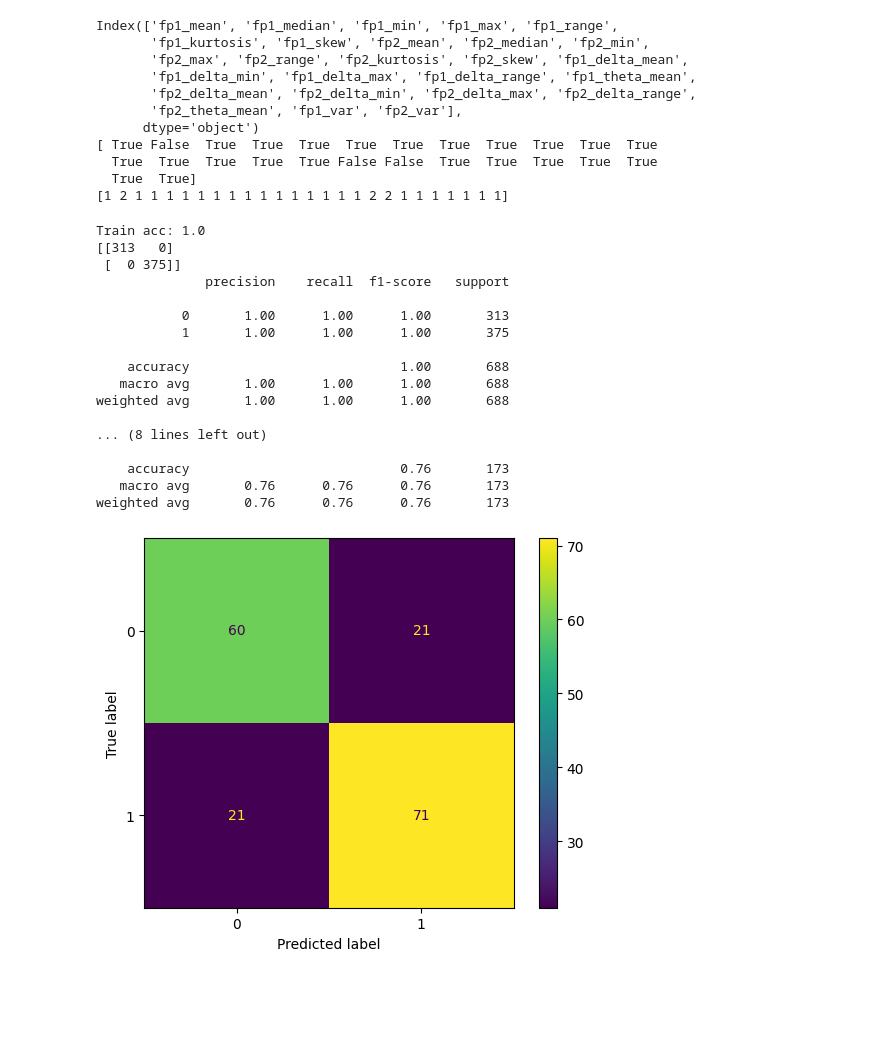
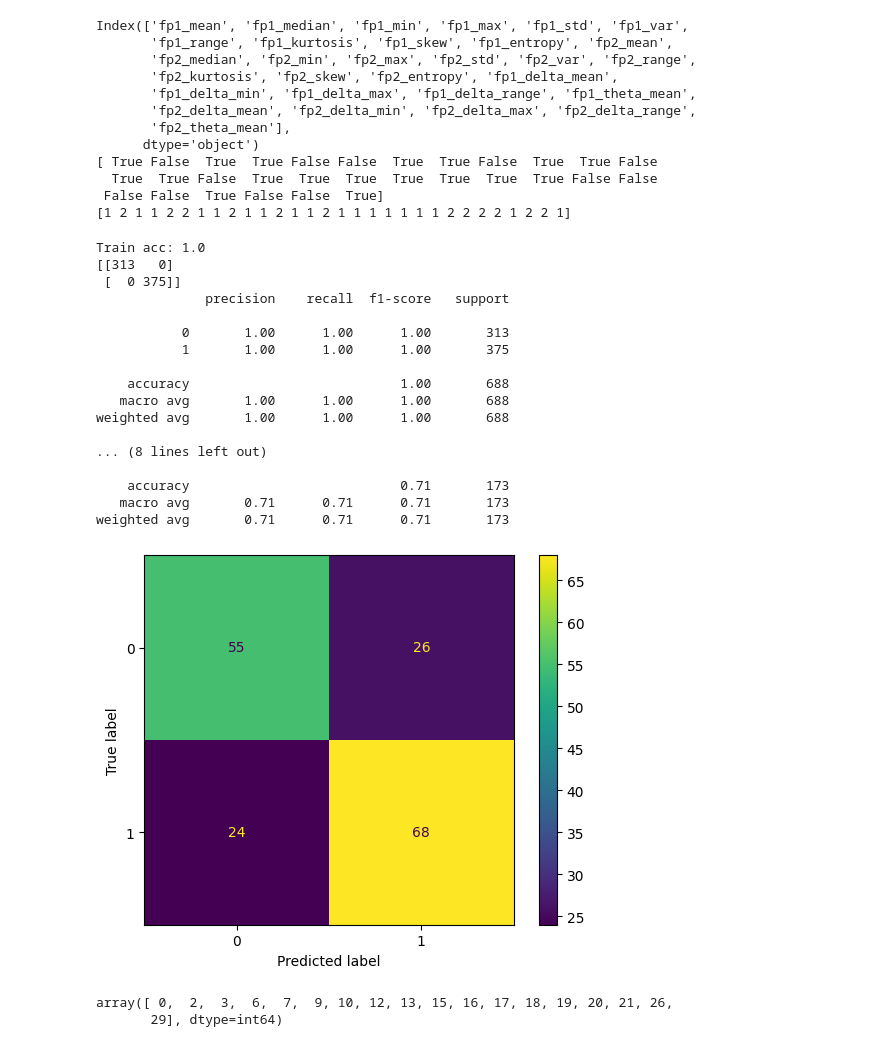
Before and after one commit to edwinsanjaya/bci-finalproject, a Jupyter notebook: sandbox/test-blink-dataset/matlab-to-pickle.ipynb, the cells around one changed output. Drawn from its saved outputs; the diff is of its cells as text; code cells hidden in the pictures; blank space fills up the shorter version.

```diff
--- a/sandbox/test-blink-dataset/matlab-to-pickle.ipynb
+++ b/sandbox/test-blink-dataset/matlab-to-pickle.ipynb
@@ -18,18 +18,22 @@ feature_names = [
     'fp1_median',
     'fp1_min',
     'fp1_max',
+    'fp1_std',
+    'fp1_var',
     'fp1_range',
     'fp1_kurtosis',
     'fp1_skew',
-    # 'fp1_entropy',
+    'fp1_entropy',
     'fp2_mean',
     'fp2_median',
     'fp2_min',
     'fp2_max',
+    'fp2_std',
+    'fp2_var',
     'fp2_range',
     'fp2_kurtosis',
     'fp2_skew',
-    # 'fp2_entropy',
+    'fp2_entropy',
 
 
     'fp1_delta_mean',
@@ -129,20 +133,22 @@ for blink_type in blink_types:
             'fp1_median': np.median(fp1),
             'fp1_min': np.min(fp1),
             'fp1_max': np.max(fp1),
+            'fp1_std': np.std(fp1),
             'fp1_var': np.var(fp1),
             'fp1_range': np.max(fp1)- np.min(fp1),
             'fp1_kurtosis': kurtosis(fp1),
             'fp1_skew': skew(fp1),
-            # 'fp1_entropy': entropy(hist_fp1),
+            'fp1_entropy': entropy(hist_fp1),
             'fp2_mean': np.mean(fp2),
             'fp2_median': np.median(fp2),
             'fp2_min': np.min(fp2),
             'fp2_max': np.max(fp2),
+            'fp2_std': np.std(fp2),
             'fp2_var': np.var(fp2),
             'fp2_range': np.max(fp2)- np.min(fp2),
             'fp2_kurtosis': kurtosis(fp2),
             'fp2_skew': skew(fp2),
-            # 'fp2_entropy': entropy(hist_fp2),
+            'fp2_entropy': entropy(hist_fp2),
 
             'fp1_delta_mean': fp1_delta_mean,
             'fp1_delta_min': fp1_delta_min,
@@ -293,34 +367,42 @@ weighted avg       0.74      0.74      0.74       173
 # %%
-rfe_columns = classification.RFE_analysis(train_x, train_y, RF, n_feature_to_select=0.9)
+rfe_model = RF
+
+rfe_columns = classification.RFE_analysis(train_x, train_y, rfe_model, n_feature_to_select=0.6)
 train_x_rfe = train_x[train_x.columns[rfe_columns]]
-RF = classification.model_training(train_x_rfe, train_y, RF)
+rfe_model = classification.model_training(train_x_rfe, train_y, rfe_model)
 # %% [output]
-Index(['fp1_mean', 'fp1_median', 'fp1_min', 'fp1_max', 'fp1_range',
-       'fp1_kurtosis', 'fp1_skew', 'fp2_mean', 'fp2_median', 'fp2_min',
-       'fp2_max', 'fp2_range', 'fp2_kurtosis', 'fp2_skew', 'fp1_delta_mean',
+Index(['fp1_mean', 'fp1_median', 'fp1_min', 'fp1_max', 'fp1_std', 'fp1_var',
+       'fp1_range', 'fp1_kurtosis', 'fp1_skew', 'fp1_entropy', 'fp2_mean',
+       'fp2_median', 'fp2_min', 'fp2_max', 'fp2_std', 'fp2_var', 'fp2_range',
+       'fp2_kurtosis', 'fp2_skew', 'fp2_entropy', 'fp1_delta_mean',
        'fp1_delta_min', 'fp1_delta_max', 'fp1_delta_range', 'fp1_theta_mean',
        'fp2_delta_mean', 'fp2_delta_min', 'fp2_delta_max', 'fp2_delta_range',
-       'fp2_theta_mean', 'fp1_var', 'fp2_var'],
+       'fp2_theta_mean'],
       dtype='object')
-[ True False  True  True  True  True  True  True  True  True  True  True
-  True  True  True  True  True False False  True  True  True  True  True
-  True  True]
-[1 2 1 1 1 1 1 1 1 1 1 1 1 1 1 1 1 2 2 1 1 1 1 1 1 1]
+[ True False  True  True False False  True  True False  True  True False
+  True  True False  True  True  True  True  True  True  True False False
+ False False  True False False  True]
+[1 2 1 1 2 2 1 1 2 1 1 2 1 1 2 1 1 1 1 1 1 1 2 2 2 2 1 2 2 1]
 Train acc: 1.0
 [[313   0]
  [  0 375]]
               precision    recall  f1-score   support
 
            0       1.00      1.00      1.00       313
            1       1.00      1.00      1.00       375
 
     accuracy                           1.00       688
    macro avg       1.00      1.00      1.00       688
 weighted avg       1.00      1.00      1.00       688
 
 ... (8 lines left out)
 
-    accuracy                           0.76       173
-   macro avg       0.76      0.76      0.76       173
-weighted avg       0.76      0.76      0.76       173
+    accuracy                           0.71       173
+   macro avg       0.71      0.71      0.71       173
+weighted avg       0.71      0.71      0.71       173
-[figure, old version]
+[figure, new version]
+# %%
+rfe_columns
+# %% [output]
+array([ 0,  2,  3,  6,  7,  9, 10, 12, 13, 15, 16, 17, 18, 19, 20, 21, 26,
+       29], dtype=int64)
```
Also changed, not shown: parts of 11 cells of this notebook, 2 other files.
